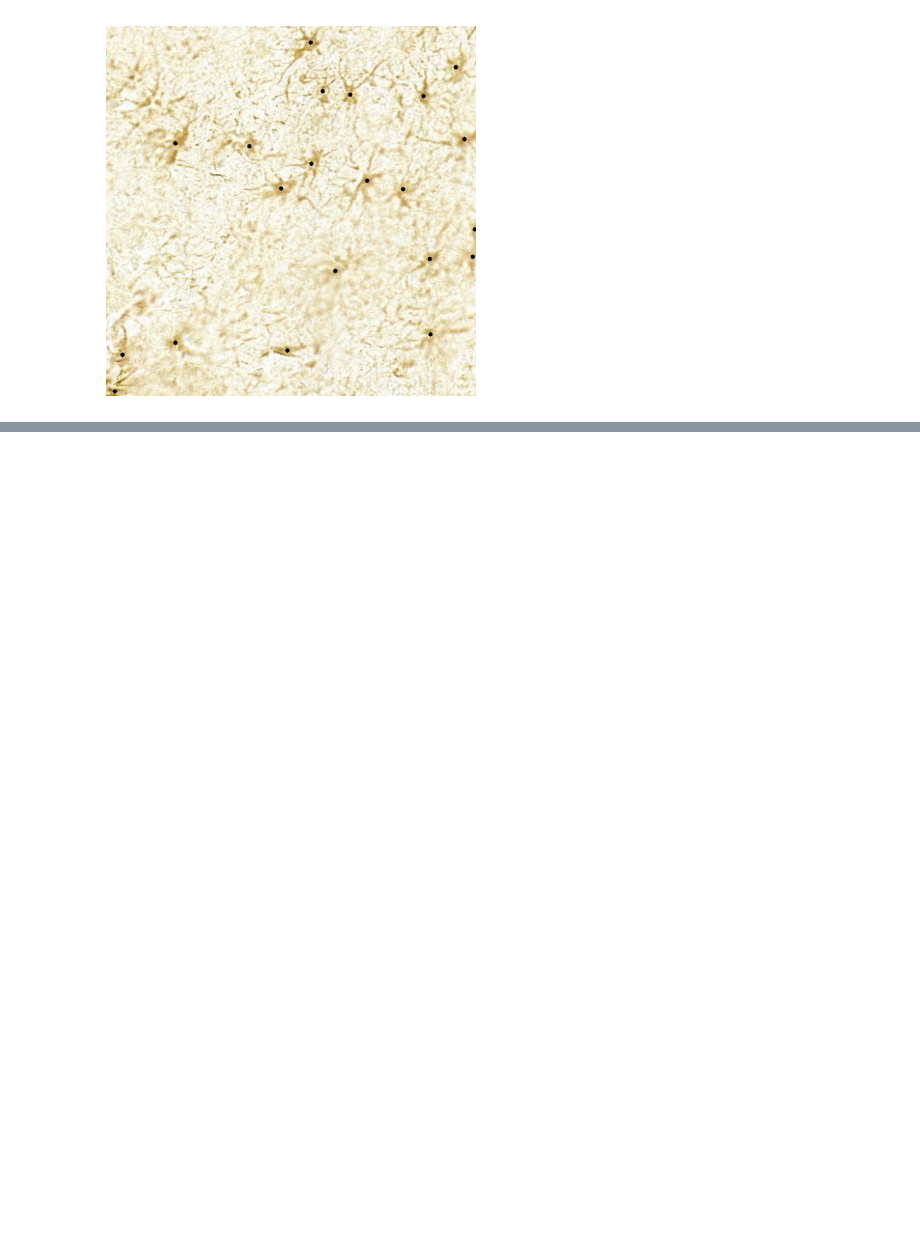
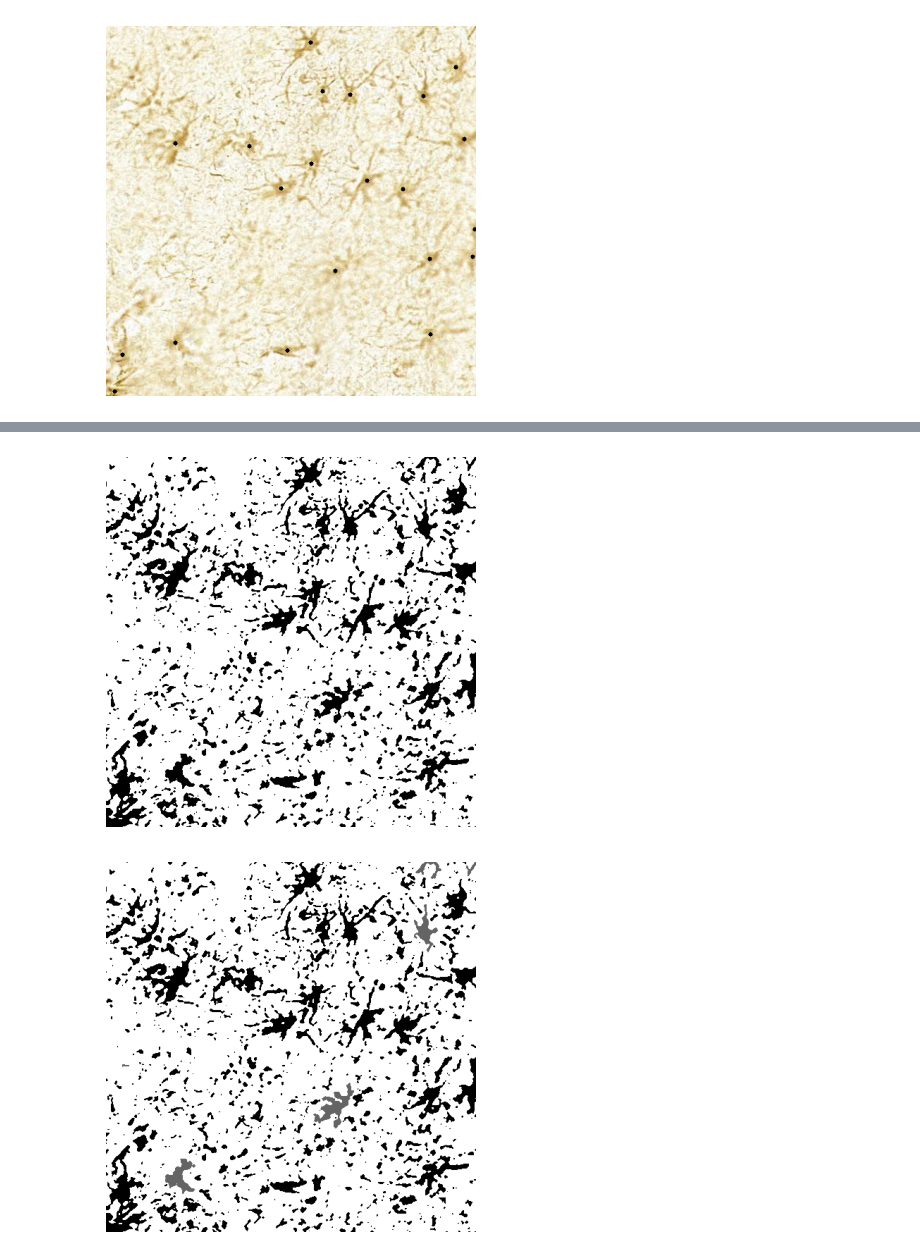
Before and after one commit to raisaaajose/astrocyte-detection, a Jupyter notebook: astrocytes.ipynb, the cells around one changed output, grey strips where cells are left out. Saved outputs shown, nothing was run; the diff lists cells and outputs as text; code cells hidden in the pictures; blank space fills up the shorter version.

```diff
--- a/astrocytes.ipynb
+++ b/astrocytes.ipynb
@@ -172,0 +194,60 @@ plt.show()
+# %%
+#dfs based 4 connected flood fill
+
+def dfs(image, x, y, oldColor, newColor):
+
+    # Check boundary conditions and color match
+    if (x < 0 or x >= len(image) or y < 0 or
+        y >= len(image[0]) or image[x][y] != oldColor):
+        return
+
+    # Change the color
+    image[x][y] = newColor
+
+    # Visit all adjacent pixels
+    dfs(image, x + 1, y, oldColor, newColor)
+    dfs(image, x - 1, y, oldColor, newColor)
+    dfs(image, x, y + 1, oldColor, newColor)
+    dfs(image, x, y - 1, oldColor, newColor)
+
+def floodFill(image, sr, sc, newColor):
+
+    rows, cols = len(image), len(image[0])
+    oldColor = image[sr][sc]
+
+    if oldColor == newColor or oldColor == 255:
+        return image
+
+    stack = [(sr, sc)]
+
+    while stack:
+        x, y = stack.pop()
+
+        if (0 <= x < rows and 0 <= y < cols and image[x][y] == oldColor):
+            image[x][y] = newColor
+            stack.extend([
+                (x + 1, y), (x - 1, y),
+                (x, y + 1), (x, y - 1)
+            ])
+    return image
+
+
+grid = floodfill_blurred_array.copy()
+plt.imshow(grid,cmap='gray')
+plt.axis('off')
+plt.show()
+newColor = 100
+
+
+for sr,sc in sources:
+    grid[sr][sc] = 0
+    grid = floodFill(grid, sr, sc, newColor)
+
+result = grid.copy()
+cv2.imwrite("floodfill1.jpeg", result)
+plt.imshow(result,cmap='gray')
+plt.axis('off')
+plt.show()
+# %% [output]
+[figure, added]
+[figure, added]
```
Also changed, not shown: parts of 5 cells of this notebook.
